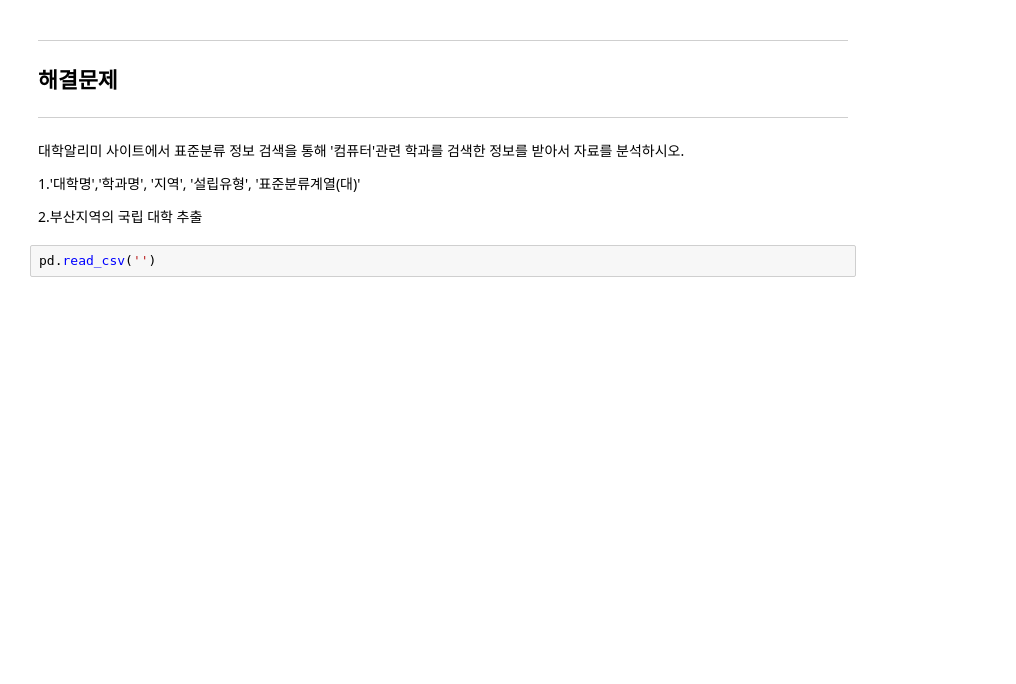
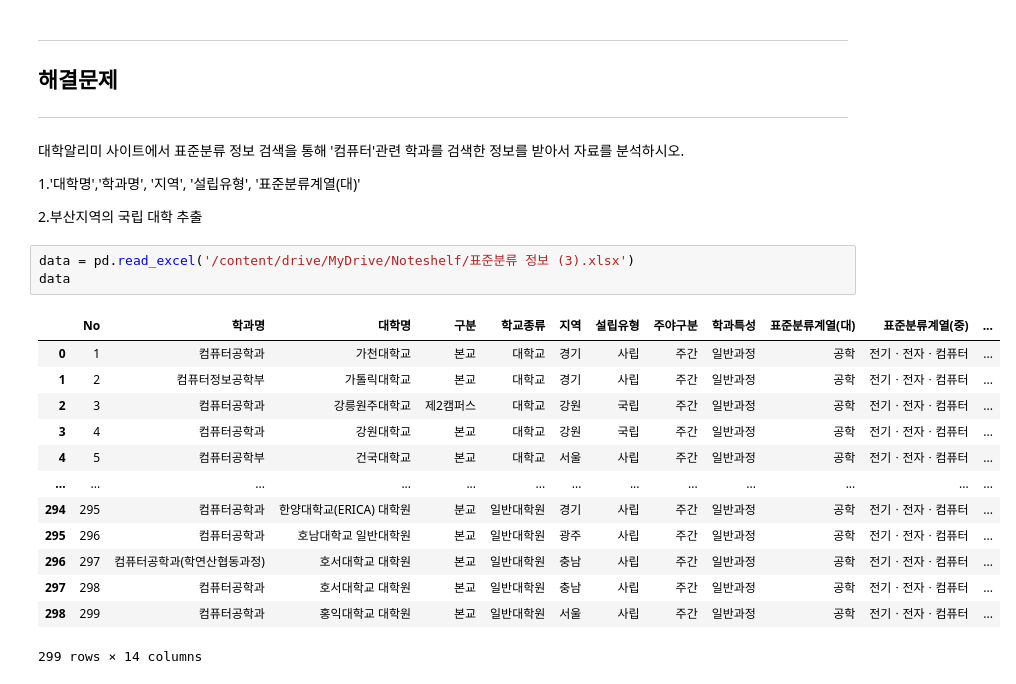
Before and after one commit to wlsdl1013/wlsdldml-vkdlTJs, a Jupyter notebook: pandas_02_dataframe.ipynb, the cells around one changed output. Drawn from its saved outputs; the diff is of its cells as text; blank space fills up the shorter version.

```diff
--- a/pandas_02_dataframe.ipynb
+++ b/pandas_02_dataframe.ipynb
@@ -1050,5 +1050,20 @@ data
 1.'대학명','학과명', '지역', '설립유형', '표준분류계열(대)'
 
 2.부산지역의 국립 대학 추출
-# %%
-pd.read_csv('')
+# %%
+data = pd.read_excel('/content/drive/MyDrive/Noteshelf/표준분류 정보 (3).xlsx')
+data
+# %% [output]
+|  | No | 학과명 | 대학명 | 구분 | 학교종류 | 지역 | 설립유형 | 주야구분 | 학과특성 | 표준분류계열(대) | 표준분류계열(중) | ... |
+| 0 | 1 | 컴퓨터공학과 | 가천대학교 | 본교 | 대학교 | 경기 | 사립 | 주간 | 일반과정 | 공학 | 전기ㆍ전자ㆍ컴퓨터 | ... |
+| 1 | 2 | 컴퓨터정보공학부 | 가톨릭대학교 | 본교 | 대학교 | 경기 | 사립 | 주간 | 일반과정 | 공학 | 전기ㆍ전자ㆍ컴퓨터 | ... |
+| 2 | 3 | 컴퓨터공학과 | 강릉원주대학교 | 제2캠퍼스 | 대학교 | 강원 | 국립 | 주간 | 일반과정 | 공학 | 전기ㆍ전자ㆍ컴퓨터 | ... |
+| 3 | 4 | 컴퓨터공학과 | 강원대학교 | 본교 | 대학교 | 강원 | 국립 | 주간 | 일반과정 | 공학 | 전기ㆍ전자ㆍ컴퓨터 | ... |
+| 4 | 5 | 컴퓨터공학부 | 건국대학교 | 본교 | 대학교 | 서울 | 사립 | 주간 | 일반과정 | 공학 | 전기ㆍ전자ㆍ컴퓨터 | ... |
+| ... | ... | ... | ... | ... | ... | ... | ... | ... | ... | ... | ... | ... |
+| 294 | 295 | 컴퓨터공학과 | 한양대학교(ERICA) 대학원 | 분교 | 일반대학원 | 경기 | 사립 | 주간 | 일반과정 | 공학 | 전기ㆍ전자ㆍ컴퓨터 | ... |
+| 295 | 296 | 컴퓨터공학과 | 호남대학교 일반대학원 | 본교 | 일반대학원 | 광주 | 사립 | 주간 | 일반과정 | 공학 | 전기ㆍ전자ㆍ컴퓨터 | ... |
+| 296 | 297 | 컴퓨터공학과(학연산협동과정) | 호서대학교 대학원 | 본교 | 일반대학원 | 충남 | 사립 | 주간 | 일반과정 | 공학 | 전기ㆍ전자ㆍ컴퓨터 | ... |
+| 297 | 298 | 컴퓨터공학과 | 호서대학교 대학원 | 본교 | 일반대학원 | 충남 | 사립 | 주간 | 일반과정 | 공학 | 전기ㆍ전자ㆍ컴퓨터 | ... |
+| 298 | 299 | 컴퓨터공학과 | 홍익대학교 대학원 | 본교 | 일반대학원 | 서울 | 사립 | 주간 | 일반과정 | 공학 | 전기ㆍ전자ㆍ컴퓨터 | ... |
+299 rows × 14 columns
```
Also changed, not shown: parts of 1 cell of this notebook.
